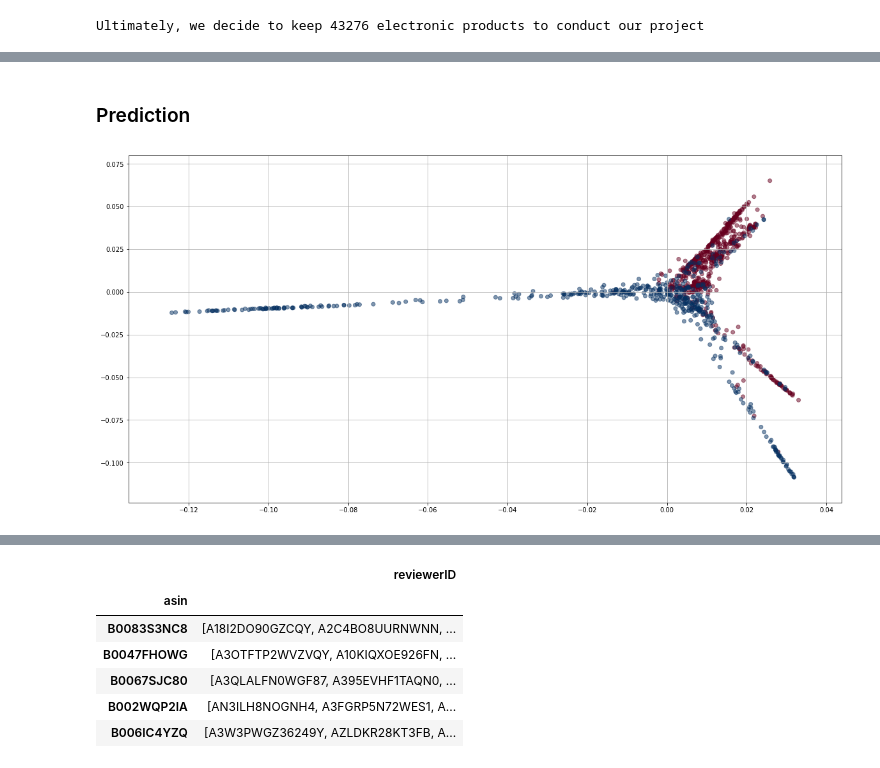
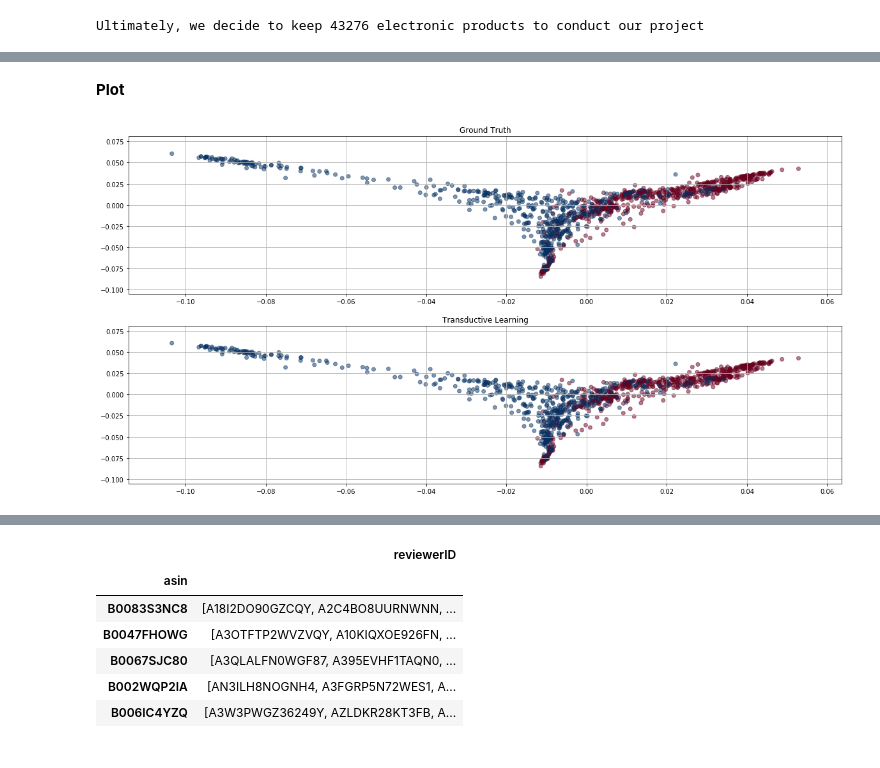
Before and after one commit to xiangzhemeng/Amazon-Electronic-Product-Network-Analysis, a Jupyter notebook: project main notebook.ipynb, the cells around one changed output, grey strips where cells are left out. Cells and saved outputs as stored; diff of their text form; code cells hidden in the pictures.

```diff
--- a/project main notebook.ipynb
+++ b/project main notebook.ipynb
@@ -286,6 +320,6 @@ A.max()
 # %%
 weights = similar.getA().copy()
-NEIGHBORS = 50
+NEIGHBORS = 300
 
 # Keep only the K strongest edges
 # By making weights of all other edges equal to 0
@@ -334,0 +371,3 @@ plt.plot(eigenvalues, '.-', markersize=15);
+# %%
+labels = np.ones(A.shape[0])
+labels[0:n_mac] = 0
@@ -335,9 +376,11 @@ plt.plot(eigenvalues, '.-', markersize=15);
 # %%
 x1 = eigenvectors[:,1]
 y1 = eigenvectors[:,2]
-labels = np.ones(A.shape[0])
-labels[0:609] = 0
-plt.figure(figsize=(20,10))
-plt.scatter(x1, y1, c=labels, cmap='RdBu', alpha=0.5)
-plt.grid()
+fig, ax = plt.subplots(2,1,figsize=(20,10))
+ax[0].scatter(x1, y1, c=labels, cmap='RdBu', alpha=0.5)
+ax[0].set_title('Ground Truth')
+ax[0].grid()
+ax[1].scatter(x1, y1, c=(x1<0), cmap='RdBu', alpha=0.5)
+ax[1].set_title('Spectral Graph Theory')
+ax[1].grid()
 # %% [output]
@@ -355,7 +396,7 @@ len(G.nodes)
 # %%
 # Ground truth.
 x = np.ones(len(G.nodes))
-x[0:609] = -1
+x[0:n_mac] = -1
 
 def prepare_observations(p):
     """Prepare observations, where p is the percentage of values to keep."""
@@ -416,10 +457,14 @@ for p in [0.1, 0.3, 0.5, 0.7, 0.9]:
 # %% [markdown]
-### Prediction
+**Plot**
 # %%
 x1 = eigenvectors[:,1]
 y1 = eigenvectors[:,2]
-plt.figure(figsize=(20,10))
-plt.scatter(x1, y1, c=x_pred, cmap='RdBu', alpha=0.5)
-plt.grid()
+fig, ax = plt.subplots(2,1,figsize=(20,10))
+ax[0].scatter(x1, y1, c=labels, cmap='RdBu', alpha=0.5)
+ax[0].set_title('Ground Truth')
+ax[0].grid()
+ax[1].scatter(x1, y1, c=x_pred, cmap='RdBu', alpha=0.5)
+ax[1].set_title('Transductive Learning')
+ax[1].grid()
 # %% [output]
-[figure, old version]
+[figure, new version]
```
Also changed, not shown: parts of 84 cells of this notebook.
